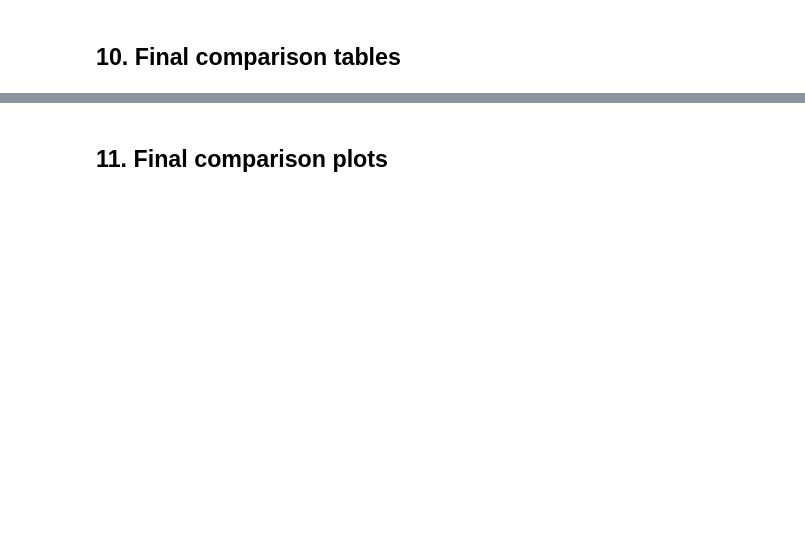
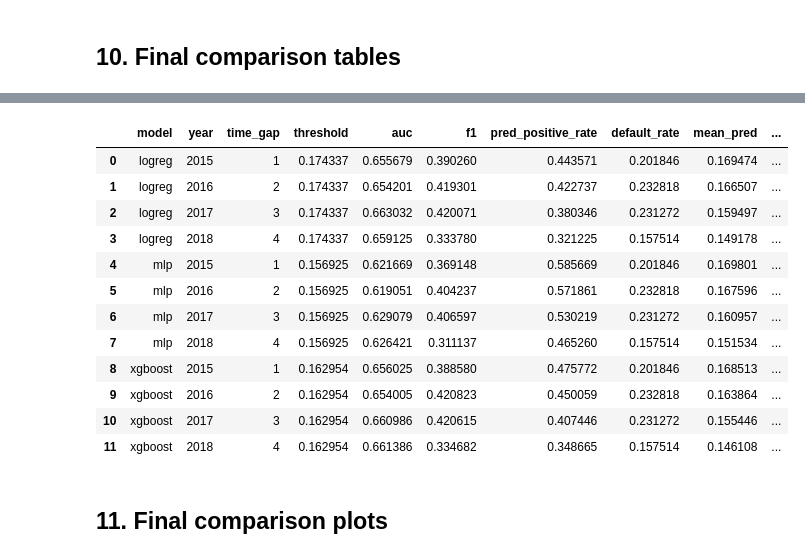
Before and after one commit to ndave24/CS-4365, a Jupyter notebook: reproduce_project.ipynb, the cells around one changed output, grey strips where cells are left out. Saved outputs shown, nothing was run; the diff lists cells and outputs as text; code cells hidden in the pictures; blank space fills up the shorter version.

```diff
--- a/reproduce_project.ipynb
+++ b/reproduce_project.ipynb
@@ -373,9 +587,40 @@ comparison_df.to_csv(
 # %%
+summary_cols = [
+    "model",
+    "year",
+    "time_gap",
+    "threshold",
+    "auc",
+    "f1",
+    "pred_positive_rate",
+    "default_rate",
+    "mean_pred",
+    "ece",
+    "brier_score",
+    "abs_mean_prob_minus_default_rate",
+]
 
-summary_cols = ["model", "year", "threshold", "auc", "f1", "pred_positive_rate"]
-summary_df = comparison_df[summary_cols].sort_values(["model", "year"]).reset_index(drop=True)
+summary_df = (
+    performance_calibration_df[summary_cols]
+    .sort_values(["model", "year"])
+    .reset_index(drop=True)
+)
 
 display(summary_df)
 summary_df.to_csv(RESULTS_DIR / "summary_table.csv", index=False)
+# %% [output]
+|  | model | year | time_gap | threshold | auc | f1 | pred_positive_rate | default_rate | mean_pred | ... |
+| 0 | logreg | 2015 | 1 | 0.174337 | 0.655679 | 0.390260 | 0.443571 | 0.201846 | 0.169474 | ... |
+| 1 | logreg | 2016 | 2 | 0.174337 | 0.654201 | 0.419301 | 0.422737 | 0.232818 | 0.166507 | ... |
+| 2 | logreg | 2017 | 3 | 0.174337 | 0.663032 | 0.420071 | 0.380346 | 0.231272 | 0.159497 | ... |
+| 3 | logreg | 2018 | 4 | 0.174337 | 0.659125 | 0.333780 | 0.321225 | 0.157514 | 0.149178 | ... |
+| 4 | mlp | 2015 | 1 | 0.156925 | 0.621669 | 0.369148 | 0.585669 | 0.201846 | 0.169801 | ... |
+| 5 | mlp | 2016 | 2 | 0.156925 | 0.619051 | 0.404237 | 0.571861 | 0.232818 | 0.167596 | ... |
+| 6 | mlp | 2017 | 3 | 0.156925 | 0.629079 | 0.406597 | 0.530219 | 0.231272 | 0.160957 | ... |
+| 7 | mlp | 2018 | 4 | 0.156925 | 0.626421 | 0.311137 | 0.465260 | 0.157514 | 0.151534 | ... |
+| 8 | xgboost | 2015 | 1 | 0.162954 | 0.656025 | 0.388580 | 0.475772 | 0.201846 | 0.168513 | ... |
+| 9 | xgboost | 2016 | 2 | 0.162954 | 0.654005 | 0.420823 | 0.450059 | 0.232818 | 0.163864 | ... |
+| 10 | xgboost | 2017 | 3 | 0.162954 | 0.660986 | 0.420615 | 0.407446 | 0.231272 | 0.155446 | ... |
+| 11 | xgboost | 2018 | 4 | 0.162954 | 0.661386 | 0.334682 | 0.348665 | 0.157514 | 0.146108 | ... |
 # %% [markdown]
 ## 11. Final comparison plots
```
Also changed, not shown: parts of 18 cells of this notebook, 41 other files.
